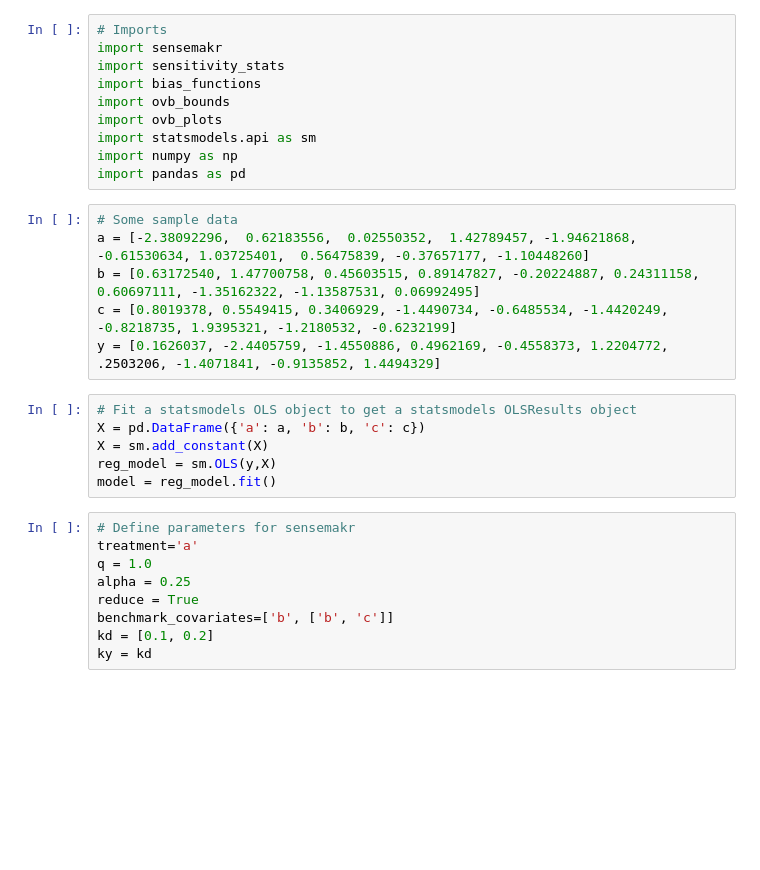
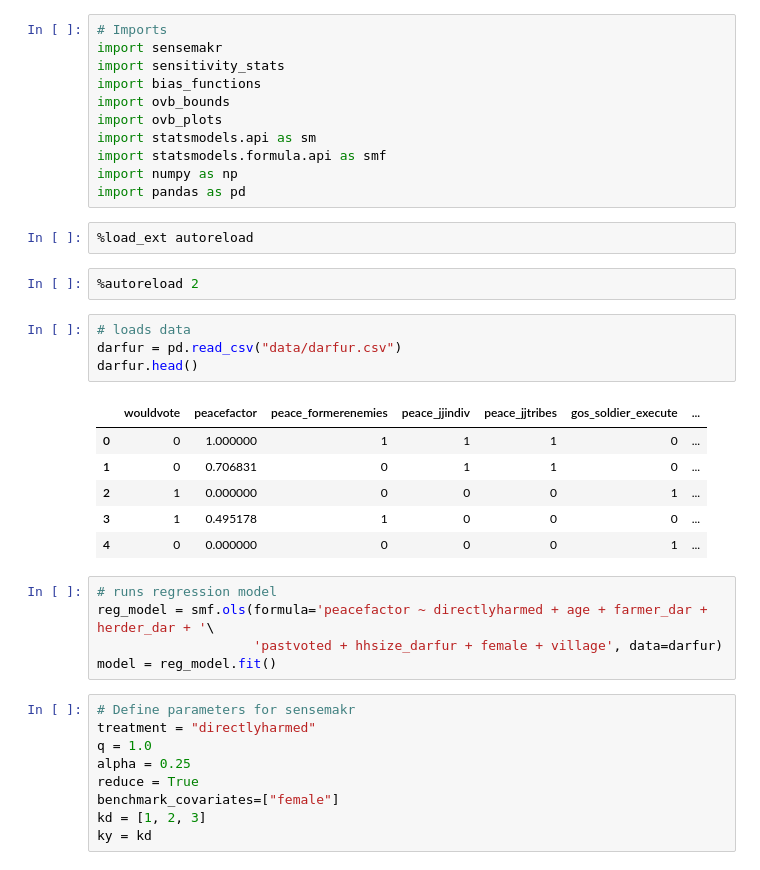
Before and after one commit to nlapier2/PySensemakr, a Jupyter notebook: example.ipynb, the cells around one changed output. Cells and saved outputs as stored; diff of their text form; blank space fills up the shorter version.

```diff
--- a/example.ipynb
+++ b/example.ipynb
@@ -6,28 +9,37 @@ import bias_functions
 import ovb_bounds
 import ovb_plots
 import statsmodels.api as sm
+import statsmodels.formula.api as smf
 import numpy as np
 import pandas as pd
-# %%
-# Some sample data
-a = [-2.38092296,  0.62183556,  0.02550352,  1.42789457, -1.94621868, -0.61530634, 1.03725401,  0.56475839, -0.37657177, -1.10448260]
-b = [0.63172540, 1.47700758, 0.45603515, 0.89147827, -0.20224887, 0.24311158, 0.60697111, -1.35162322, -1.13587531, 0.06992495]
-c = [0.8019378, 0.5549415, 0.3406929, -1.4490734, -0.6485534, -1.4420249, -0.8218735, 1.9395321, -1.2180532, -0.6232199]
-y = [0.1626037, -2.4405759, -1.4550886, 0.4962169, -0.4558373, 1.2204772, .2503206, -1.4071841, -0.9135852, 1.4494329]
-# %%
-# Fit a statsmodels OLS object to get a statsmodels OLSResults object
-X = pd.DataFrame({'a': a, 'b': b, 'c': c})
-X = sm.add_constant(X)
-reg_model = sm.OLS(y,X)
-model = reg_model.fit()
+# %%
+%load_ext autoreload
+# %%
+%autoreload 2
+# %%
+# loads data
+darfur = pd.read_csv("data/darfur.csv")
+darfur.head()
+# %% [output]
+|  | wouldvote | peacefactor | peace_formerenemies | peace_jjindiv | peace_jjtribes | gos_soldier_execute | ... |
+| 0 | 0 | 1.000000 | 1 | 1 | 1 | 0 | ... |
+| 1 | 0 | 0.706831 | 0 | 1 | 1 | 0 | ... |
+| 2 | 1 | 0.000000 | 0 | 0 | 0 | 1 | ... |
+| 3 | 1 | 0.495178 | 1 | 0 | 0 | 0 | ... |
+| 4 | 0 | 0.000000 | 0 | 0 | 0 | 1 | ... |
+# %%
+# runs regression model
+reg_model = smf.ols(formula='peacefactor ~ directlyharmed + age + farmer_dar + herder_dar + '\
+                    'pastvoted + hhsize_darfur + female + village', data=darfur)
+model = reg_model.fit()
 # %%
 # Define parameters for sensemakr
-treatment='a'
+treatment = "directlyharmed"
 q = 1.0
 alpha = 0.25
 reduce = True
-benchmark_covariates=['b', ['b', 'c']]
-kd = [0.1, 0.2]
+benchmark_covariates=["female"]
+kd = [1, 2, 3]
 ky = kd
 # %%
 # Create a sensemakr object and print summary of results
```
Also changed, not shown: parts of 3 cells of this notebook.
